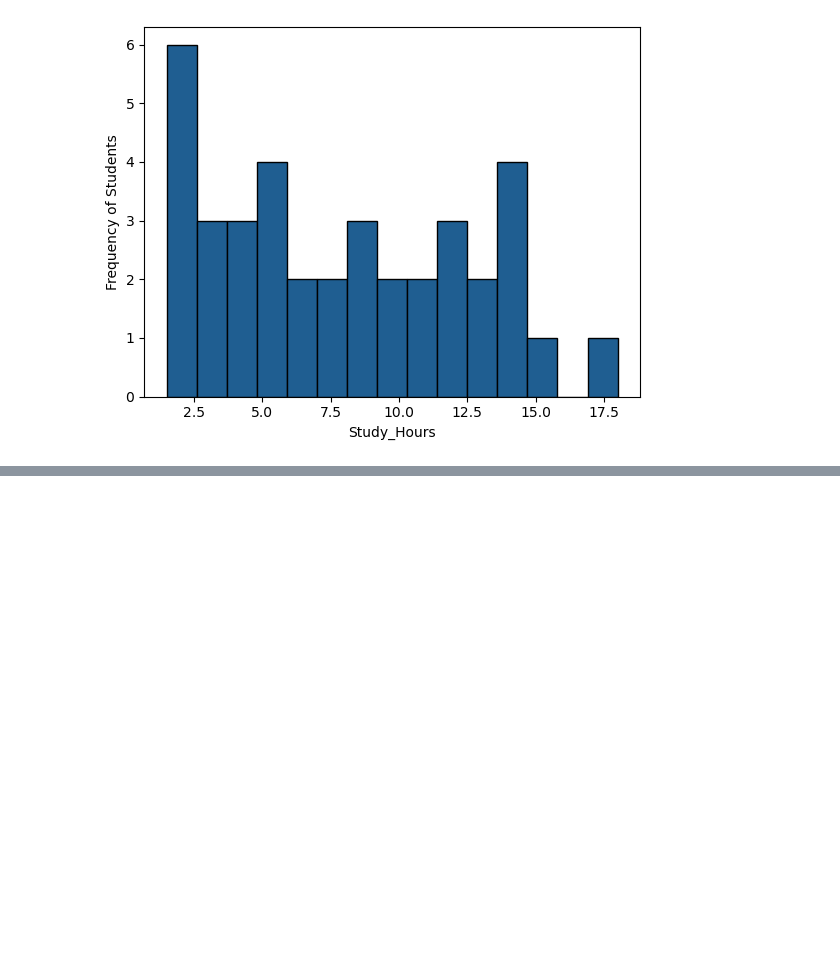
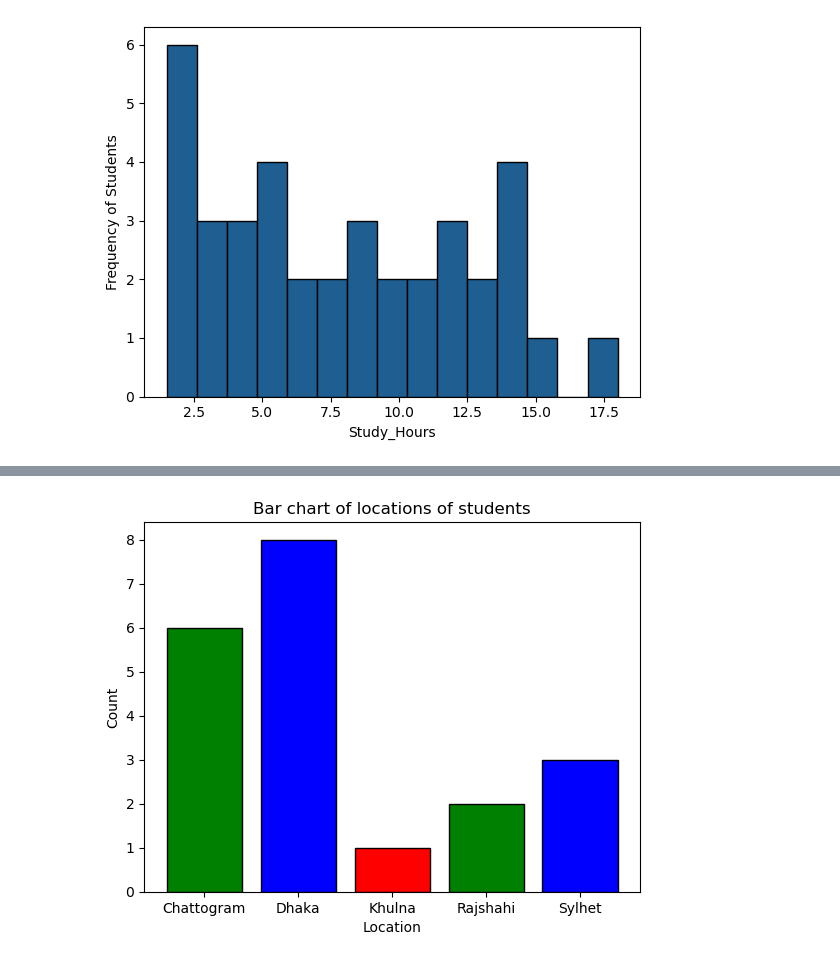
Before and after one commit to hasibprangon/data-visualization-with-matplotlib-p-1, a Jupyter notebook: module-13.ipynb, the cells around one changed output, grey strips where cells are left out. Cells and saved outputs as stored; diff of their text form; code cells hidden in the pictures; blank space fills up the shorter version.

```diff
--- a/module-13.ipynb
+++ b/module-13.ipynb
@@ -192,0 +269,13 @@ plt.hist(students['Study_Hour'], bins= 15,color= '#1f5e91', edgecolor= 'black')
+# %%
+#location
+
+status = df.groupby('Location').size()
+plt.xlabel('Location')
+plt.ylabel('Count')
+plt.title('Bar chart of locations of students')
+
+plt.bar(status.index, status.values, color= ['green', 'blue', 'red'], edgecolor= 'black')
+
+plt.show()
+# %% [output]
+[figure, added]
```
Also changed, not shown: parts of 7 cells of this notebook, 1 other file.
